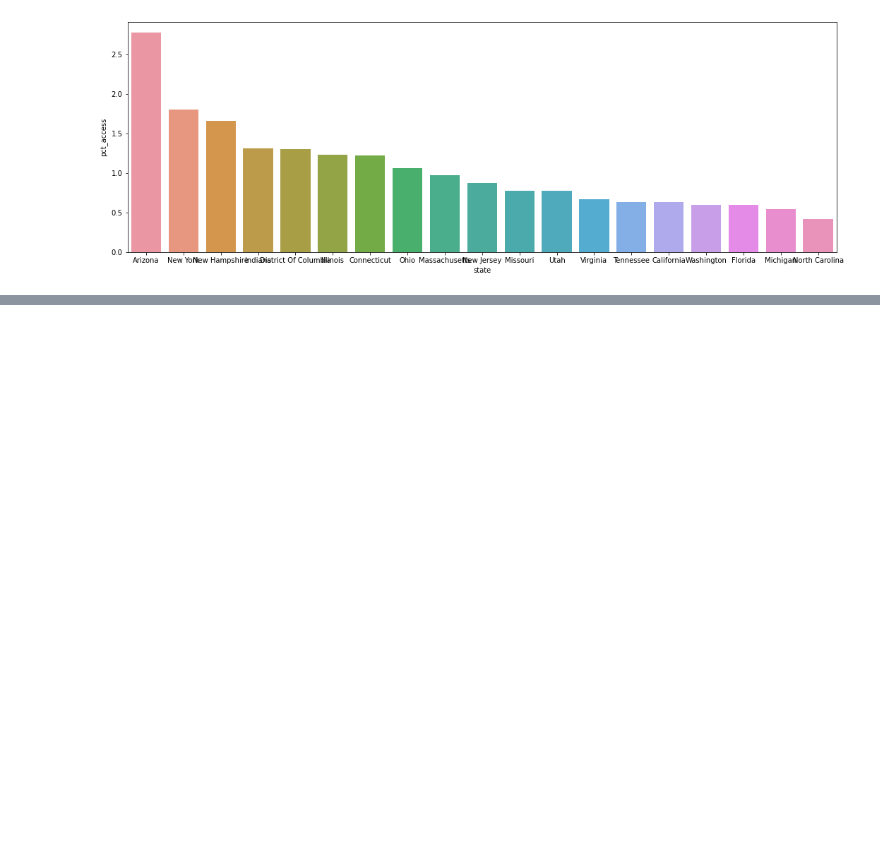
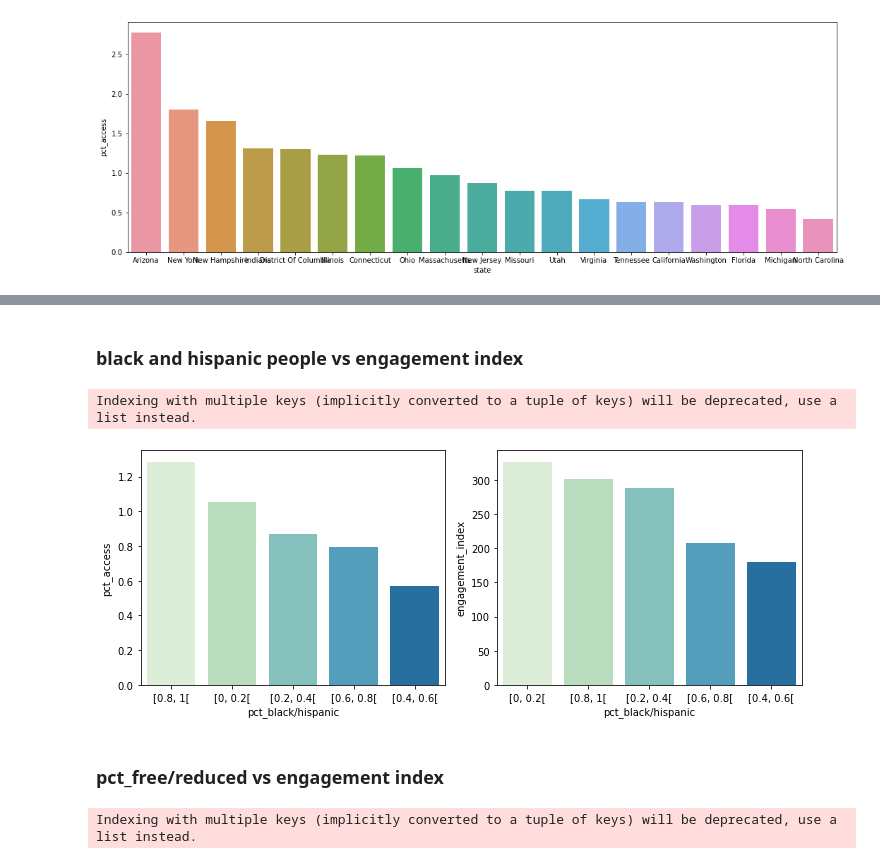
Before and after one commit to kanchanlakhlan/COVID-19-Impact-on-Digital-Learning, a Jupyter notebook: Learn Platform EDA.ipynb, the cells around one changed output, grey strips where cells are left out. Drawn from its saved outputs; the diff is of its cells as text; code cells hidden in the pictures; blank space fills up the shorter version.

```diff
--- a/Learn Platform EDA.ipynb
+++ b/Learn Platform EDA.ipynb
@@ -788,0 +777,2 @@ sns.barplot(x='state',y='engagement_index',data=df,color='#42b7bd')
+# %% [markdown]
+### black and hispanic people vs engagement index
@@ -788,0 +781,18 @@ sns.barplot(x='state',y='engagement_index',data=df,color='#42b7bd')
+# %%
+temp= combined_data.groupby(['pct_black/hispanic'])['pct_access', 'engagement_index'].mean().reset_index(drop=False)
+# %% [output]
+Indexing with multiple keys (implicitly converted to a tuple of keys) will be deprecated, use a list instead.
+# %%
+fig, ax = plt.subplots(1, 2, figsize=(10,4))
+
+df1 = temp.sort_values(by ='pct_access', ascending=False).head(10)
+
+sns.barplot(data=df1, x='pct_black/hispanic', y='pct_access', palette='GnBu', ax=ax[0])
+
+df2=temp.sort_values(by='engagement_index',ascending= False)
+
+sns.barplot(data=df2, x='pct_black/hispanic', y='engagement_index', palette='GnBu', ax=ax[1])
+plt.tight_layout()
+plt.show()
+# %% [output]
+[figure, added]
@@ -788,0 +801,7 @@ sns.barplot(x='state',y='engagement_index',data=df,color='#42b7bd')
+# %% [markdown]
+### pct_free/reduced vs engagement index
+# %%
+
+temp = combined_data.groupby(['pct_free/reduced'])['pct_access', 'engagement_index'].mean().reset_index(drop=False)
+# %% [output]
+Indexing with multiple keys (implicitly converted to a tuple of keys) will be deprecated, use a list instead.
```
Also changed, not shown: parts of 23 cells of this notebook.
